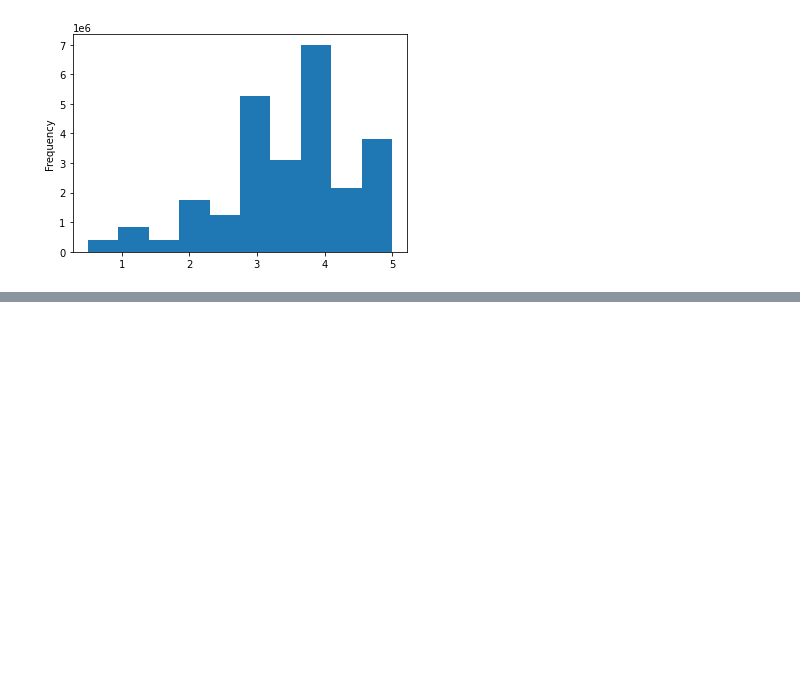
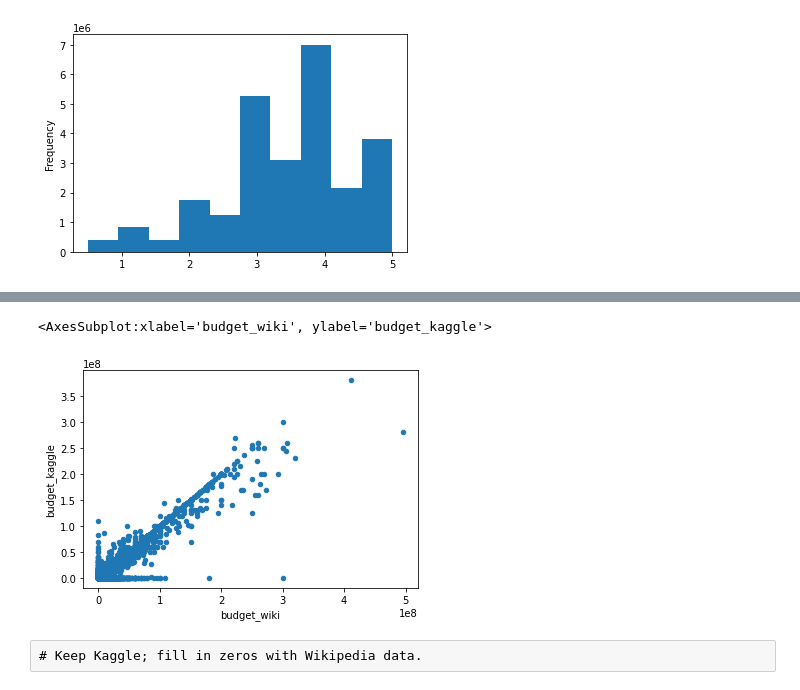
Before and after one commit to rmat112/Movies-ETL, a Jupyter notebook: wiki_movies_ETL.ipynb, the cells around one changed output, grey strips where cells are left out. Saved outputs shown, nothing was run; the diff lists cells and outputs as text; code cells hidden in the pictures; blank space fills up the shorter version.

```diff
--- a/wiki_movies_ETL.ipynb
+++ b/wiki_movies_ETL.ipynb
@@ -765,0 +842,8 @@ Name: rating, dtype: float64
+# %%
+# Budget: Numeric dtype: another scatter plot to compare the values
+movies_df.fillna(0).plot(x='budget_wiki',y='budget_kaggle', kind='scatter')
+# %% [output]
+<AxesSubplot:xlabel='budget_wiki', ylabel='budget_kaggle'>
+[figure, added]
+# %% [raw]
+# Keep Kaggle; fill in zeros with Wikipedia data.
```
Also changed, not shown: parts of 34 cells of this notebook.
